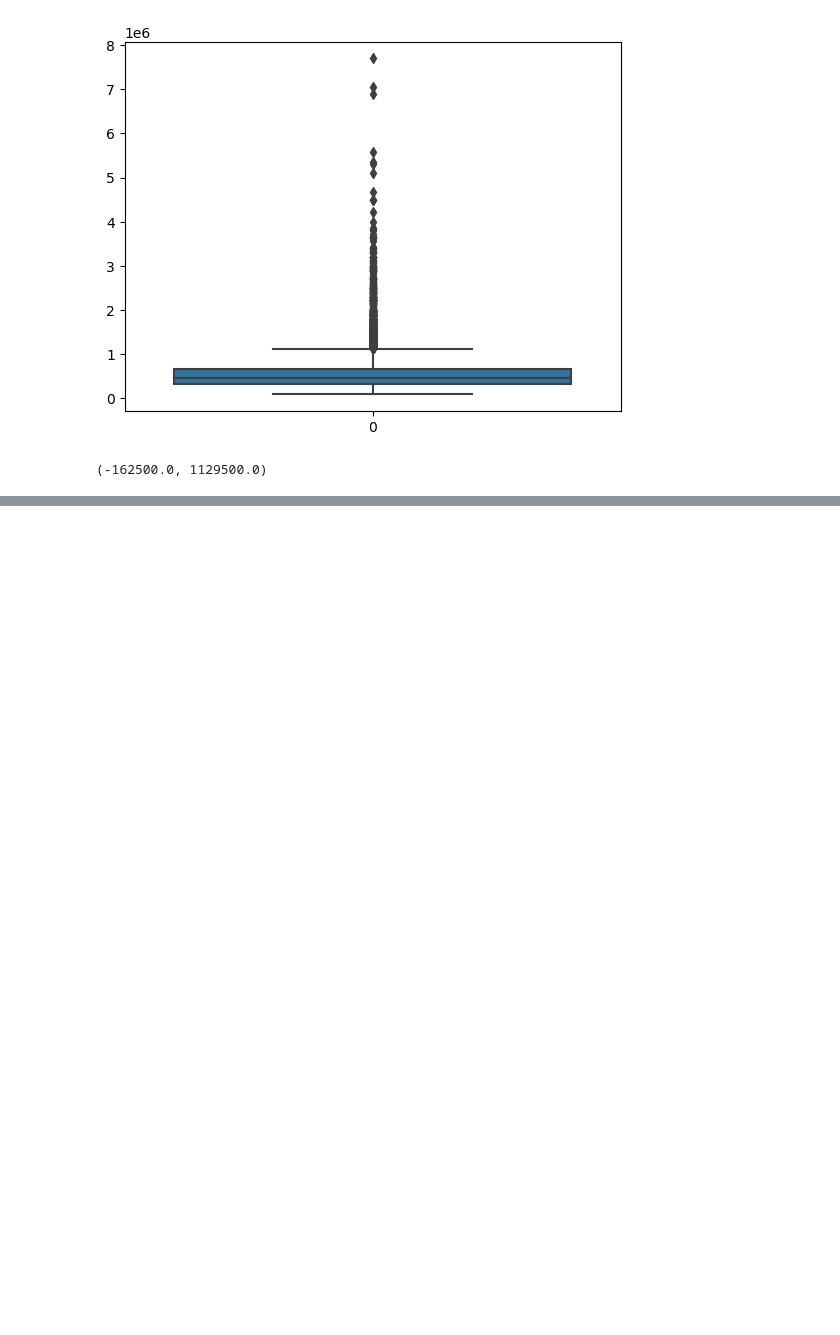
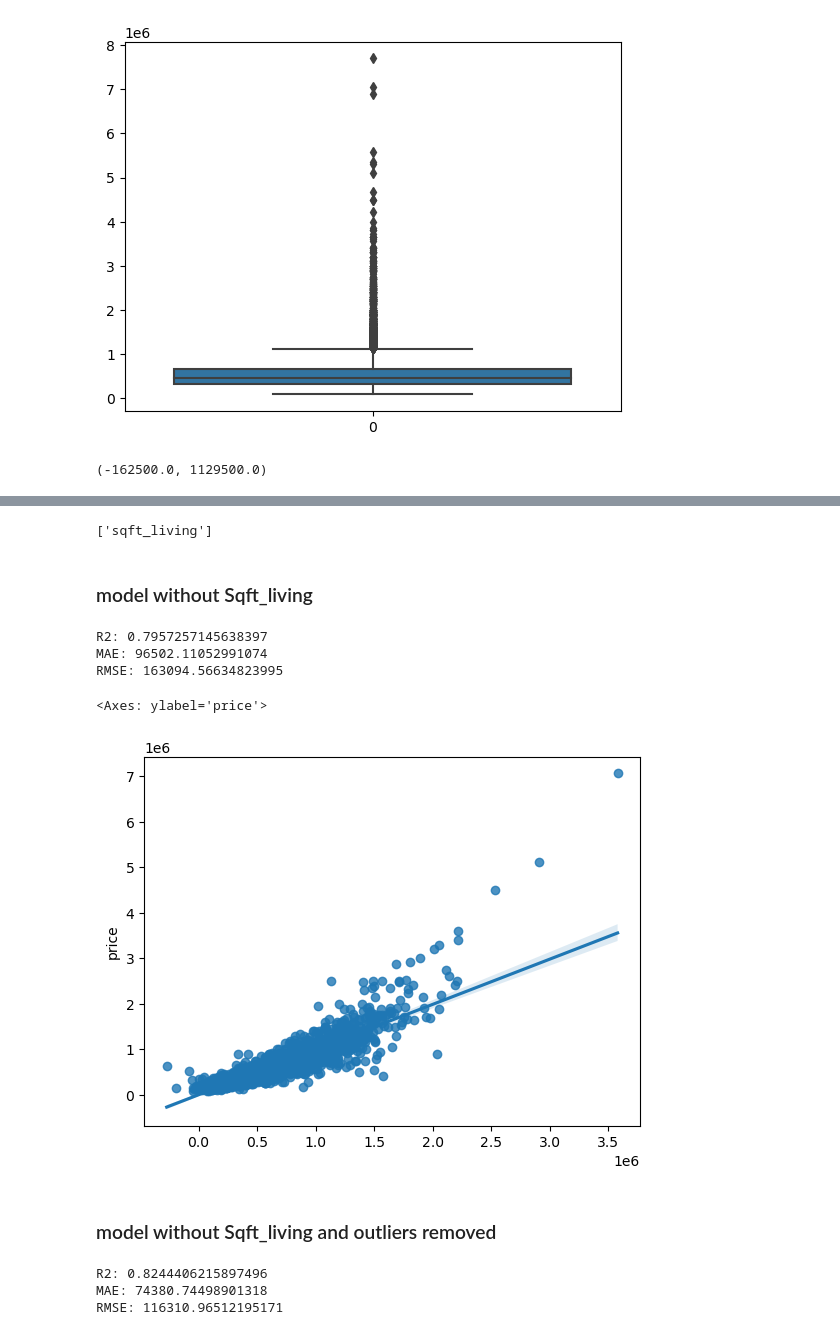
Before and after one commit to Alonde-DA/data_mid_bootcamp_project_regression, a Jupyter notebook: data_mid_bootcamp_project_regression.ipynb, the cells around one changed output, grey strips where cells are left out. Saved outputs shown, nothing was run; the diff lists cells and outputs as text; code cells hidden in the pictures; blank space fills up the shorter version.

```diff
--- a/data_mid_bootcamp_project_regression.ipynb
+++ b/data_mid_bootcamp_project_regression.ipynb
@@ -167,0 +514,38 @@ for col in numericals.columns:
+# %%
+[col for col in df3.columns if col not in vif] #checking column we might remove according to VIF analysis
+# %% [output]
+['sqft_living']
+# %% [markdown]
+### model without Sqft_living
+# %%
+df4 = df_final.drop(['sqft_living'], axis=1) #data copy without sqft_living, zipcode encoded, outliers included
+# %%
+X = df4.drop(['price'], axis=1)
+y = df4["price"]
+
+X_train, X_test, y_train, y_test = train_test_split(X, y, test_size=0.2, random_state=42)
+
+scaler = StandardScaler()
+scaler.fit(X_train)
+
+X_train_std = scaler.transform(X_train)
+X_test_std = scaler.transform(X_test)
+
+lr = LinearRegression()
+lr.fit(X_train_std, y_train)
+
+predictions = lr.predict(X_test_std)
+print("R2:", lr.score(X_test_std, y_test))
+print("MAE:", mean_absolute_error(predictions, y_test))
+print("RMSE:", mean_squared_error(predictions, y_test, squared=False))
+# %% [output]
+R2: 0.7957257145638397
+MAE: 96502.11052991074
+RMSE: 163094.56634823995
+# %%
+sns.regplot(x=predictions, y=y_test)
+# %% [output]
+<Axes: ylabel='price'>
+[figure, added]
+# %% [markdown]
+### model without Sqft_living and outliers removed
@@ -167,0 +555,23 @@ for col in numericals.columns:
+# %%
+X = df5.drop(['price'], axis=1)
+y = df5["price"]
+
+X_train, X_test, y_train, y_test = train_test_split(X, y, test_size=0.2, random_state=42)
+
+scaler = StandardScaler()
+scaler.fit(X_train)
+
+X_train_std = scaler.transform(X_train)
+X_test_std = scaler.transform(X_test)
+
+lr = LinearRegression()
+lr.fit(X_train_std, y_train)
+
+predictions = lr.predict(X_test_std)
+print("R2:", lr.score(X_test_std, y_test))
+print("MAE:", mean_absolute_error(predictions, y_test))
+print("RMSE:", mean_squared_error(predictions, y_test, squared=False))
+# %% [output]
+R2: 0.8244406215897496
+MAE: 74380.74498901318
+RMSE: 116310.96512195171
```
Also changed, not shown: parts of 38 cells of this notebook.
